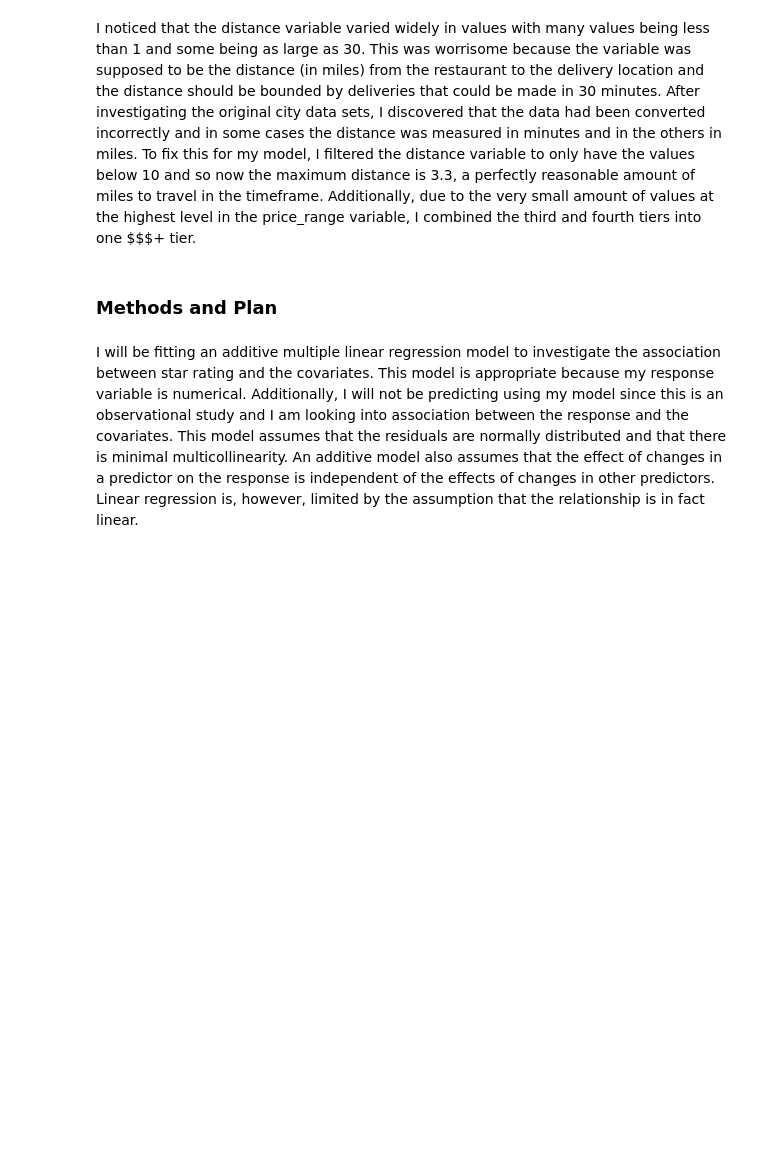
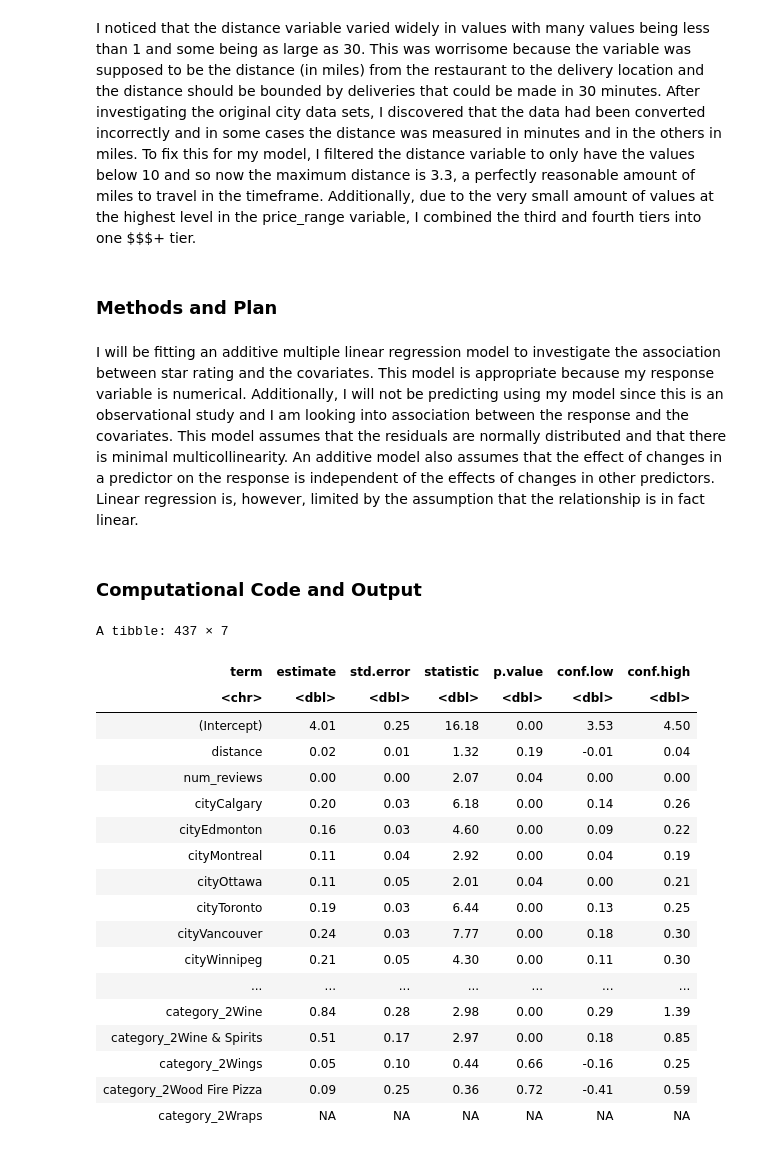
Before and after one commit to recompton/STAT301_A1, a Jupyter notebook: STAT 301 A2.ipynb, the cells around one changed output. Drawn from its saved outputs; the diff is of its cells as text; code cells hidden in the pictures; blank space fills up the shorter version.

```diff
--- a/STAT 301 A2.ipynb
+++ b/STAT 301 A2.ipynb
@@ -140,3 +140,30 @@ I noticed that the distance variable varied widely in values with many values be
 ### Methods and Plan
 # %% [markdown]
 I will be fitting an additive multiple linear regression model to investigate the association between star rating and the covariates. This model is appropriate because my response variable is numerical. Additionally, I will not be predicting using my model since this is an observational study and I am looking into association between the response and the covariates. This model assumes that the residuals are normally distributed and that there is minimal multicollinearity. An additive model also assumes that the effect of changes in a predictor on the response is independent of the effects of changes in other predictors. Linear regression is, however, limited by the assumption that the relationship is in fact linear.
+# %% [markdown]
+### Computational Code and Output
+# %%
+door_dash_model <- lm(star ~ ., data = door_dash_adapted)
+door_dash_model_results <- tidy(door_dash_model, conf.int = TRUE) %>%
+    mutate_if(is.numeric, round, 2)
+door_dash_model_results
+# %% [output]
+A tibble: 437 × 7
+| term | estimate | std.error | statistic | p.value | conf.low | conf.high |
+| <chr> | <dbl> | <dbl> | <dbl> | <dbl> | <dbl> | <dbl> |
+| (Intercept) | 4.01 | 0.25 | 16.18 | 0.00 | 3.53 | 4.50 |
+| distance | 0.02 | 0.01 | 1.32 | 0.19 | -0.01 | 0.04 |
+| num_reviews | 0.00 | 0.00 | 2.07 | 0.04 | 0.00 | 0.00 |
+| cityCalgary | 0.20 | 0.03 | 6.18 | 0.00 | 0.14 | 0.26 |
+| cityEdmonton | 0.16 | 0.03 | 4.60 | 0.00 | 0.09 | 0.22 |
+| cityMontreal | 0.11 | 0.04 | 2.92 | 0.00 | 0.04 | 0.19 |
+| cityOttawa | 0.11 | 0.05 | 2.01 | 0.04 | 0.00 | 0.21 |
+| cityToronto | 0.19 | 0.03 | 6.44 | 0.00 | 0.13 | 0.25 |
+| cityVancouver | 0.24 | 0.03 | 7.77 | 0.00 | 0.18 | 0.30 |
+| cityWinnipeg | 0.21 | 0.05 | 4.30 | 0.00 | 0.11 | 0.30 |
+| ... | ... | ... | ... | ... | ... | ... |
+| category_2Wine | 0.84 | 0.28 | 2.98 | 0.00 | 0.29 | 1.39 |
+| category_2Wine & Spirits | 0.51 | 0.17 | 2.97 | 0.00 | 0.18 | 0.85 |
+| category_2Wings | 0.05 | 0.10 | 0.44 | 0.66 | -0.16 | 0.25 |
+| category_2Wood Fire Pizza | 0.09 | 0.25 | 0.36 | 0.72 | -0.41 | 0.59 |
+| category_2Wraps | NA | NA | NA | NA | NA | NA |
```
Also changed, not shown: parts of 2 cells of this notebook.
